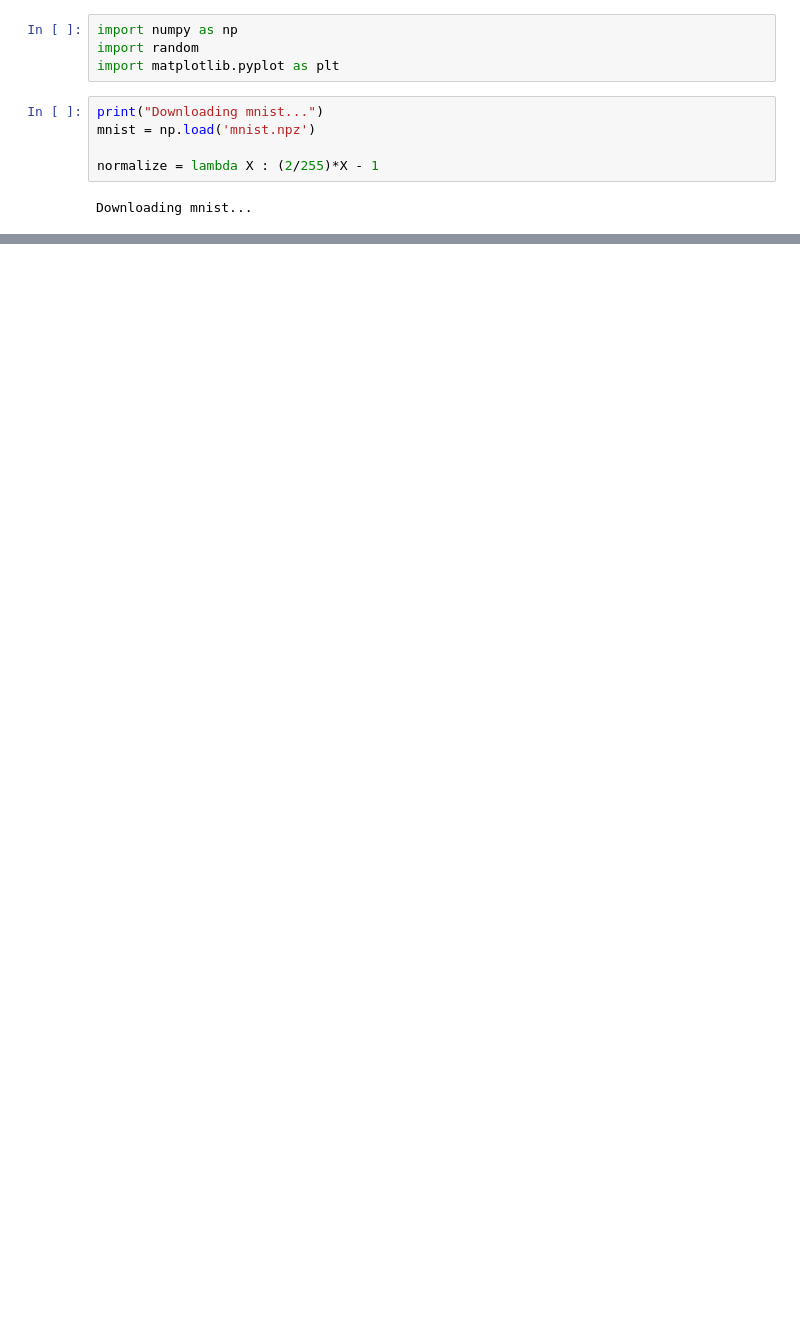
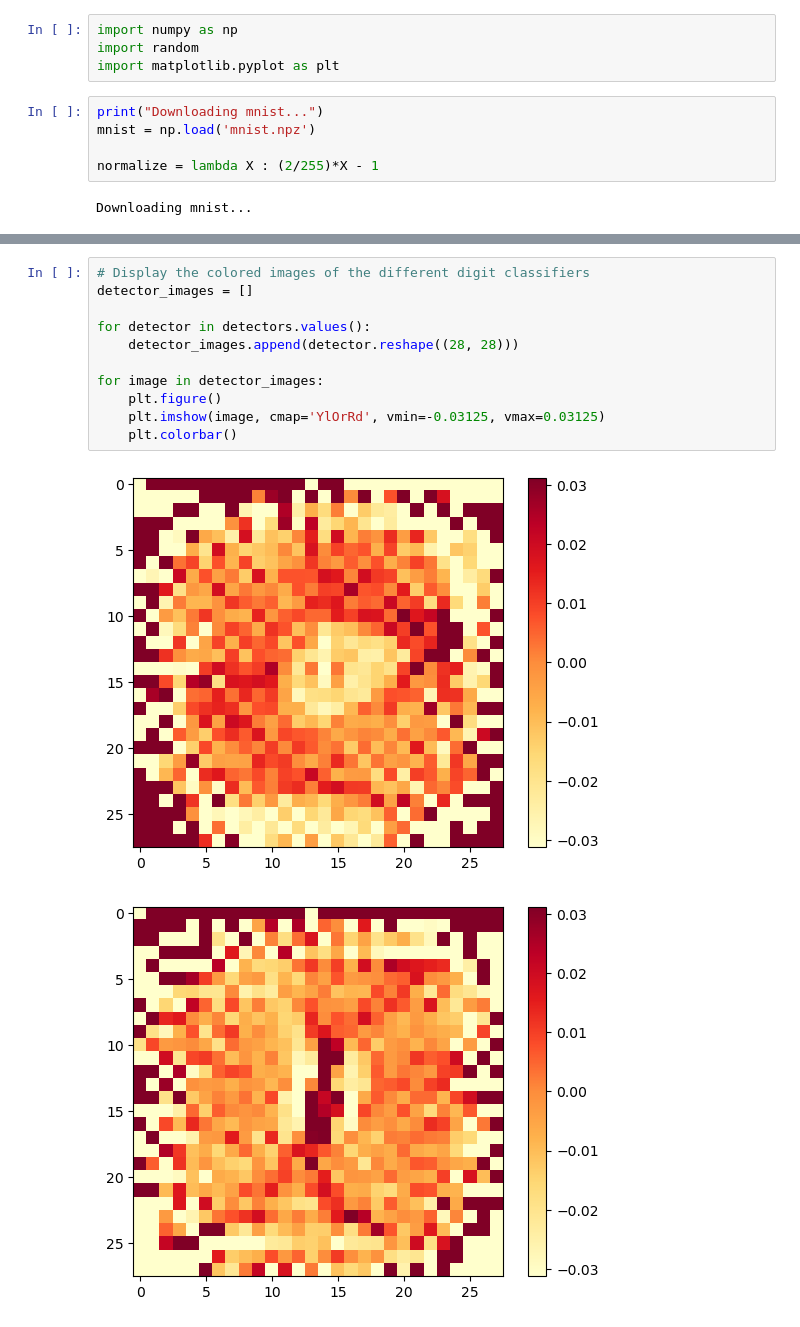
Before and after one commit to alokshr/handwritten-digits, a Jupyter notebook: Least Squares/least-squares-mnist-digits.ipynb, the cells around one changed output, grey strips where cells are left out. Cells and saved outputs as stored; diff of their text form; blank space fills up the shorter version.

```diff
--- a/Least Squares/least-squares-mnist-digits.ipynb
+++ b/Least Squares/least-squares-mnist-digits.ipynb
@@ -43,0 +70,14 @@ To use the future default and silence this warning we advise to pass `rcond=None
+# %%
+# Display the colored images of the different digit classifiers
+detector_images = []
+
+for detector in detectors.values():
+    detector_images.append(detector.reshape((28, 28)))
+
+for image in detector_images:
+    plt.figure()
+    plt.imshow(image, cmap='YlOrRd', vmin=-0.03125, vmax=0.03125)
+    plt.colorbar()
+# %% [output]
+[figure, added]
+[figure, added]
```
Also changed, not shown: parts of 5 cells of this notebook, 16 other files.
